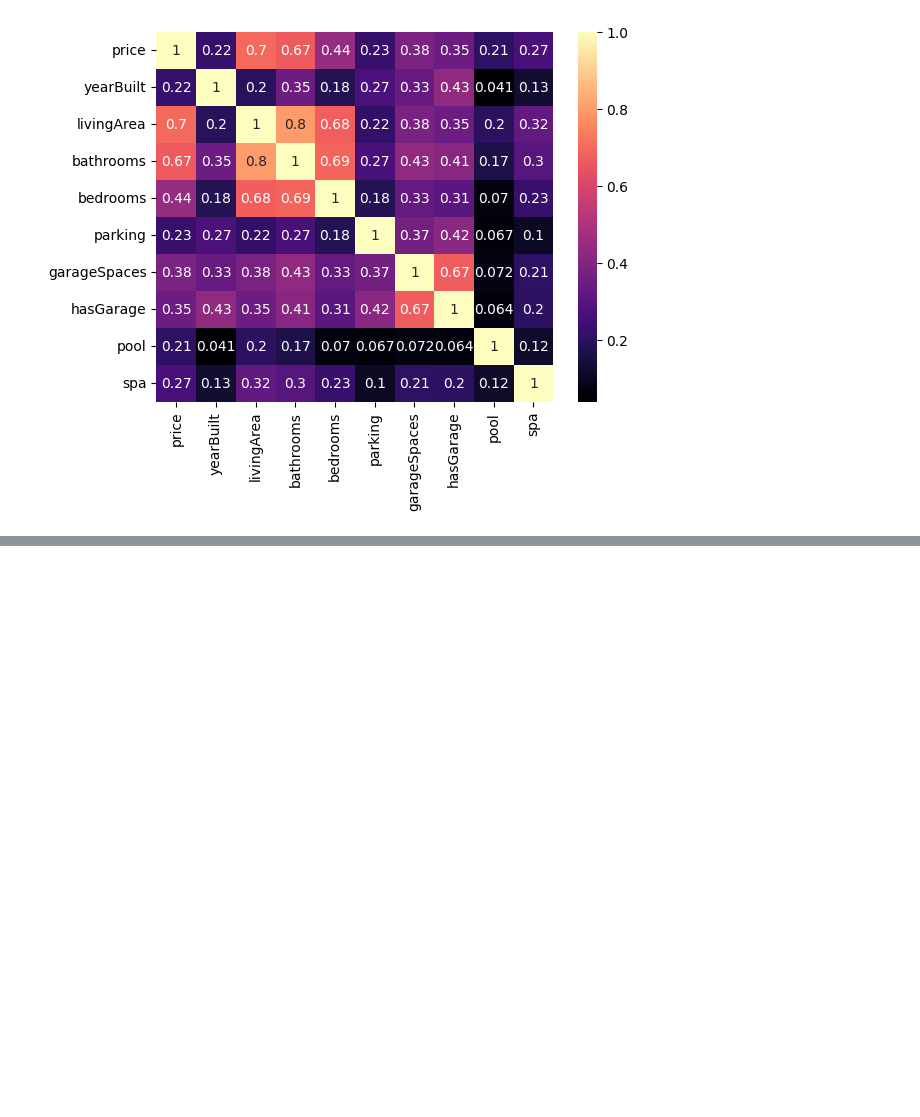
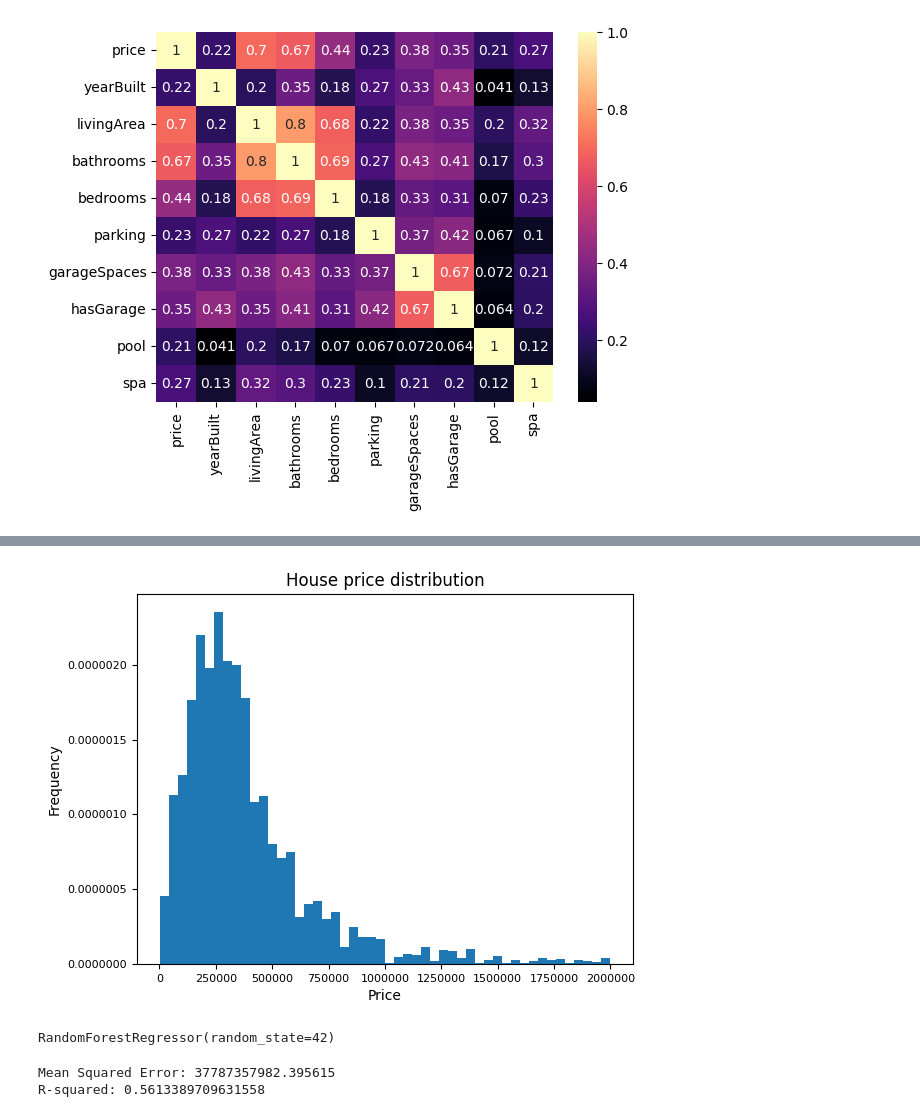
Before and after one commit to gheath340/realEstateML, a Jupyter notebook: main.ipynb, the cells around one changed output, grey strips where cells are left out. Drawn from its saved outputs; the diff is of its cells as text; code cells hidden in the pictures; blank space fills up the shorter version.

Commit message:
testing random forrest regression

```diff
--- a/main.ipynb
+++ b/main.ipynb
@@ -111,0 +126,19 @@ plt.ylabel("Price(USD)")
+# %%
+plt.hist(df['price'], bins=50, density=True)
+
+# Set the x-axis label
+plt.xlabel('Price')
+
+# Set the y-axis label
+plt.ylabel('Frequency')
+
+# Set the title of the plot
+plt.title('House price distribution')
+
+# Display the plot
+plt.ticklabel_format(style='plain')
+plt.yticks(fontsize=8)
+plt.xticks(fontsize=8)
+plt.show()
+# %% [output]
+[figure, added]
@@ -111,0 +153,4 @@ plt.ylabel("Price(USD)")
+# %%
+rf.fit(X_train, y_train)
+# %% [output]
+RandomForestRegressor(random_state=42)
@@ -111,0 +159,9 @@ plt.ylabel("Price(USD)")
+# %%
+mse = mean_squared_error(y_test, y_pred)
+r2 = r2_score(y_test, y_pred)
+
+print('Mean Squared Error:', mse)
+print('R-squared:', r2)
+# %% [output]
+Mean Squared Error: 37787357982.395615
+R-squared: 0.5613389709631558
```
Also changed, not shown: parts of 6 cells of this notebook.
